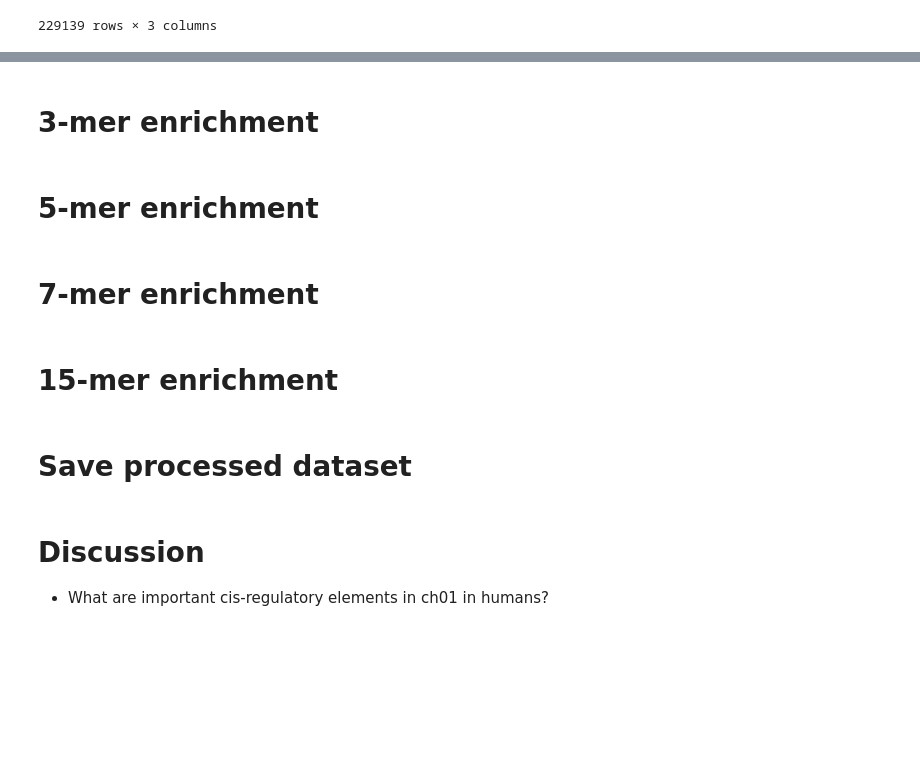
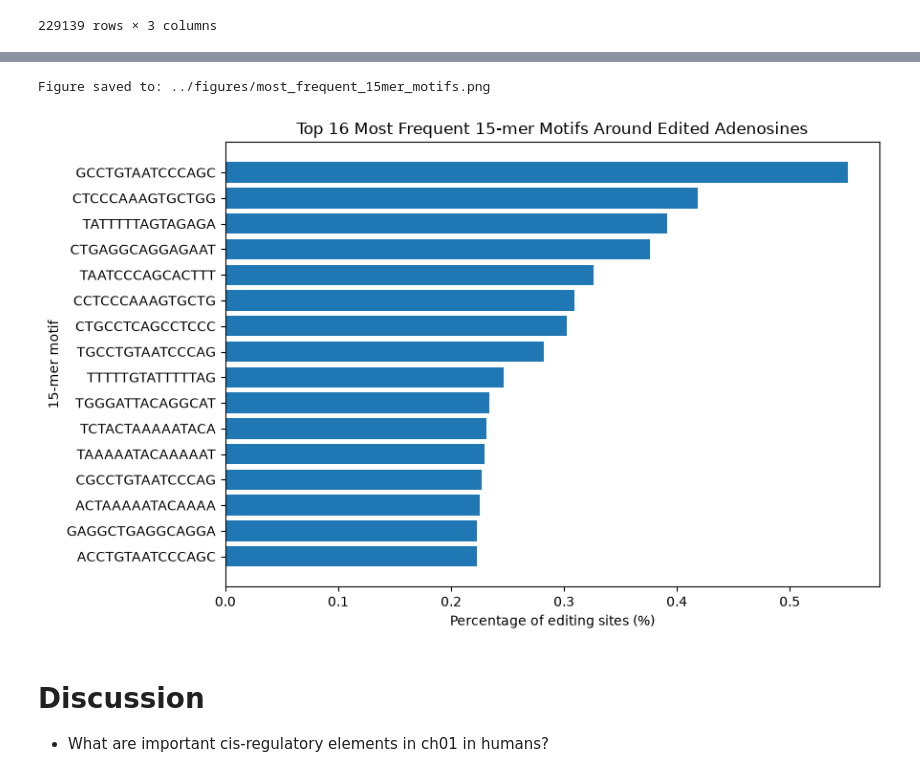
Before and after one commit to tamdanp01-beep/a-to-i-RNA-edits, a Jupyter notebook: notebooks/01_sequence_context.ipynb, the cells around one changed output, grey strips where cells are left out. Saved outputs shown, nothing was run; the diff lists cells and outputs as text; code cells hidden in the pictures; blank space fills up the shorter version.

```diff
--- a/notebooks/01_sequence_context.ipynb
+++ b/notebooks/01_sequence_context.ipynb
@@ -788,13 +878,13 @@ def plot_most_freq_motifs()
-# %% [markdown]
-# 3-mer enrichment
-# %% [markdown]
-# 5-mer enrichment
-# %% [markdown]
-# 7-mer enrichment
-# %% [markdown]
-# 15-mer enrichment
-# %% [markdown]
-# Save processed dataset
+# %%
+plot_kmer_percentages(
+    frequency_df=fiveteen_mer_counts,
+    k=15,
+    top_n=16,
+    save_file="../figures/most_frequent_15mer_motifs.png",
+)
+# %% [output]
+Figure saved to: ../figures/most_frequent_15mer_motifs.png
+[figure, added]
 # %% [markdown]
 # Discussion
 
```
Also changed, not shown: parts of 9 cells of this notebook.
